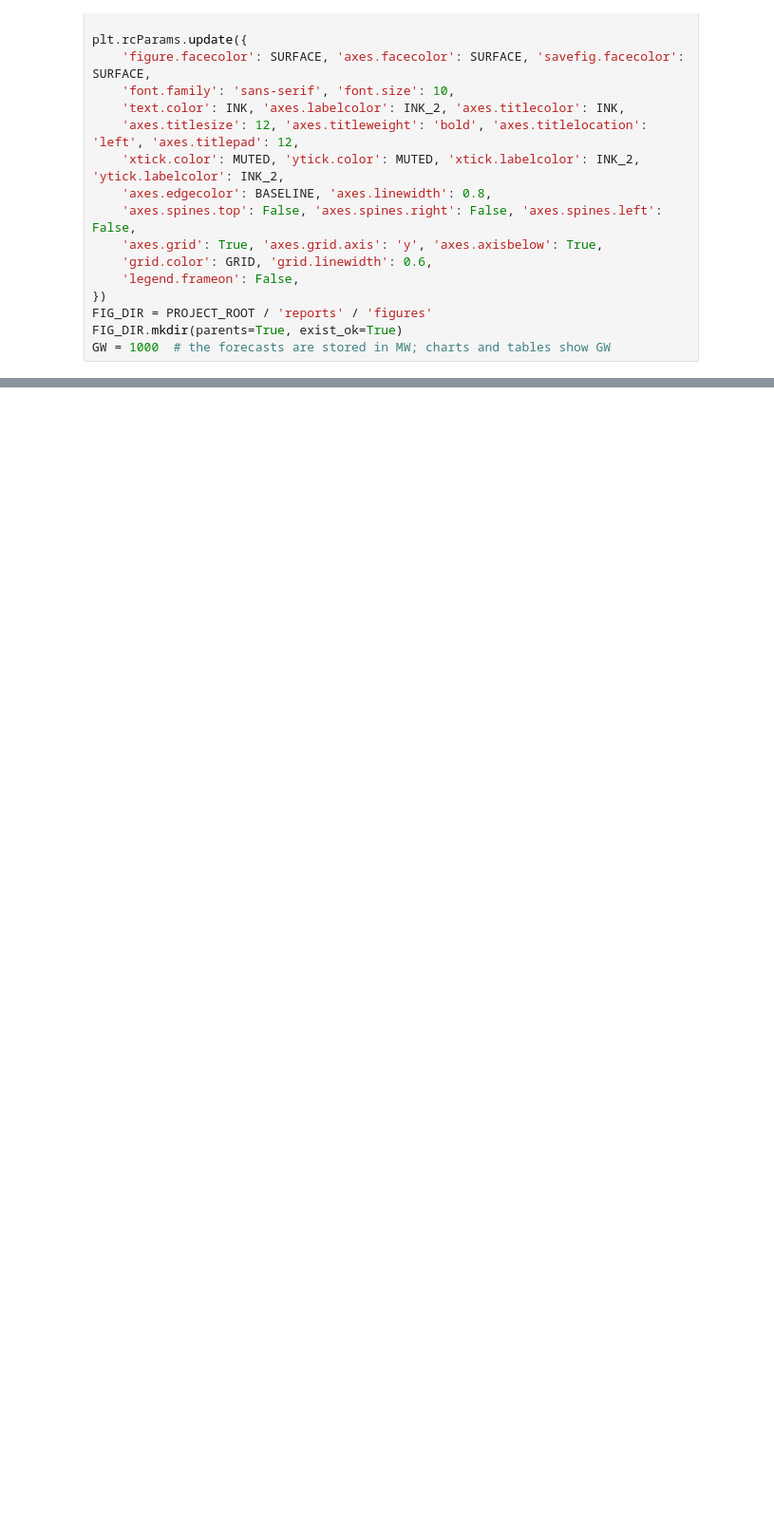
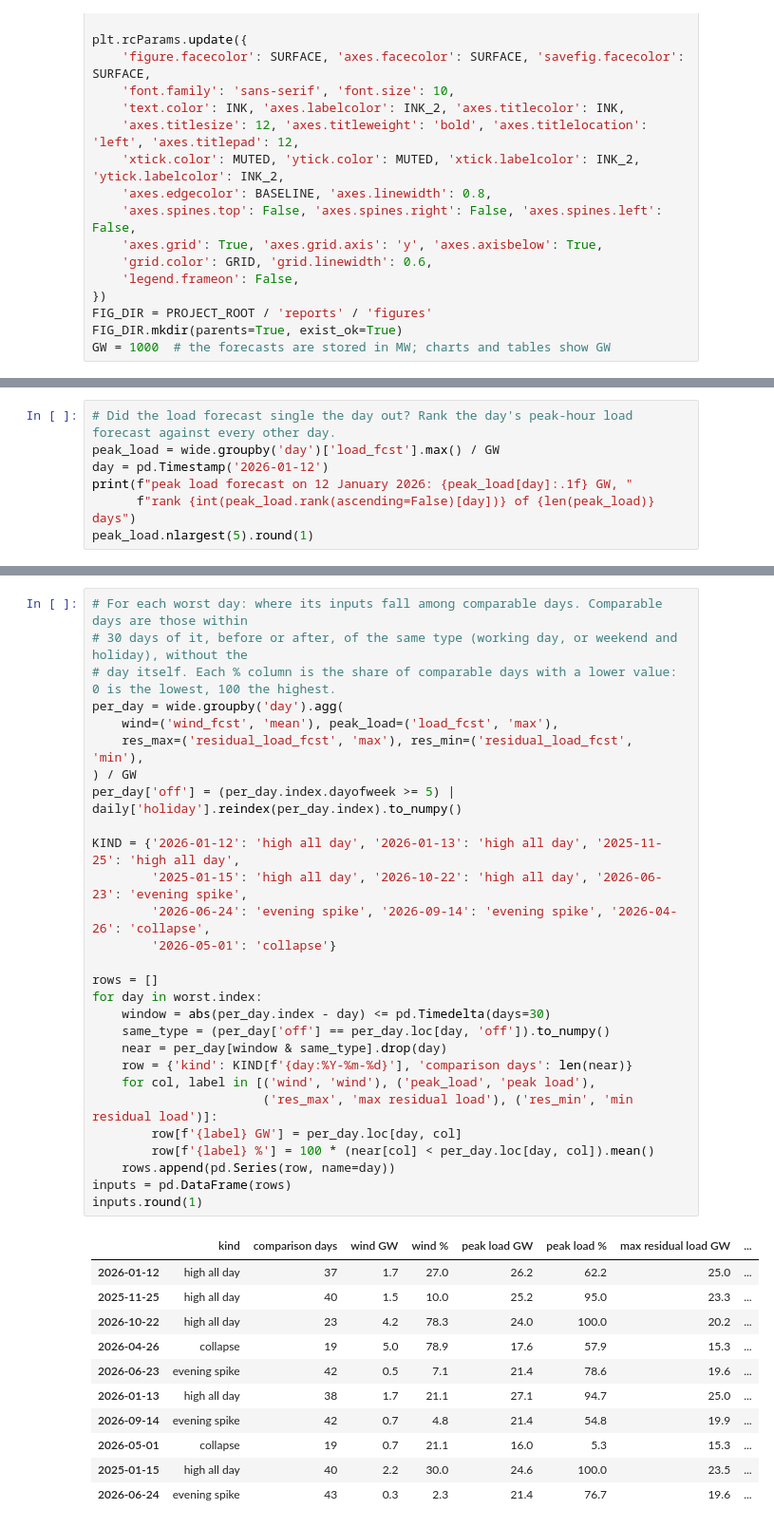
Before and after one commit to Tomek72/pl-dayahead, a Jupyter notebook: notebooks/02_post_mortem.ipynb, the cells around one changed output, grey strips where cells are left out. Shown at 95% size. Cells and saved outputs as stored; diff of their text form; blank space fills up the shorter version.

```diff
--- a/notebooks/02_post_mortem.ipynb
+++ b/notebooks/02_post_mortem.ipynb
@@ -282,0 +327,7 @@ Write this section yourself once the notebook has run; it is the part of the pro
+# %%
+# Did the load forecast single the day out? Rank the day's peak-hour load forecast against every other day.
+peak_load = wide.groupby('day')['load_fcst'].max() / GW
+day = pd.Timestamp('2026-01-12')
+print(f"peak load forecast on 12 January 2026: {peak_load[day]:.1f} GW, "
+      f"rank {int(peak_load.rank(ascending=False)[day])} of {len(peak_load)} days")
+peak_load.nlargest(5).round(1)
@@ -282,0 +353,40 @@ Write this section yourself once the notebook has run; it is the part of the pro
+# %%
+# For each worst day: where its inputs fall among comparable days. Comparable days are those within
+# 30 days of it, before or after, of the same type (working day, or weekend and holiday), without the
+# day itself. Each % column is the share of comparable days with a lower value: 0 is the lowest, 100 the highest.
+per_day = wide.groupby('day').agg(
+    wind=('wind_fcst', 'mean'), peak_load=('load_fcst', 'max'),
+    res_max=('residual_load_fcst', 'max'), res_min=('residual_load_fcst', 'min'),
+) / GW
+per_day['off'] = (per_day.index.dayofweek >= 5) | daily['holiday'].reindex(per_day.index).to_numpy()
+
+KIND = {'2026-01-12': 'high all day', '2026-01-13': 'high all day', '2025-11-25': 'high all day',
+        '2025-01-15': 'high all day', '2026-10-22': 'high all day', '2026-06-23': 'evening spike',
+        '2026-06-24': 'evening spike', '2026-09-14': 'evening spike', '2026-04-26': 'collapse',
+        '2026-05-01': 'collapse'}
+
+rows = []
+for day in worst.index:
+    window = abs(per_day.index - day) <= pd.Timedelta(days=30)
+    same_type = (per_day['off'] == per_day.loc[day, 'off']).to_numpy()
+    near = per_day[window & same_type].drop(day)
+    row = {'kind': KIND[f'{day:%Y-%m-%d}'], 'comparison days': len(near)}
+    for col, label in [('wind', 'wind'), ('peak_load', 'peak load'),
+                       ('res_max', 'max residual load'), ('res_min', 'min residual load')]:
+        row[f'{label} GW'] = per_day.loc[day, col]
+        row[f'{label} %'] = 100 * (near[col] < per_day.loc[day, col]).mean()
+    rows.append(pd.Series(row, name=day))
+inputs = pd.DataFrame(rows)
+inputs.round(1)
+# %% [output]
+|  | kind | comparison days | wind GW | wind % | peak load GW | peak load % | max residual load GW | ... |
+| 2026-01-12 | high all day | 37 | 1.7 | 27.0 | 26.2 | 62.2 | 25.0 | ... |
+| 2025-11-25 | high all day | 40 | 1.5 | 10.0 | 25.2 | 95.0 | 23.3 | ... |
+| 2026-10-22 | high all day | 23 | 4.2 | 78.3 | 24.0 | 100.0 | 20.2 | ... |
+| 2026-04-26 | collapse | 19 | 5.0 | 78.9 | 17.6 | 57.9 | 15.3 | ... |
+| 2026-06-23 | evening spike | 42 | 0.5 | 7.1 | 21.4 | 78.6 | 19.6 | ... |
+| 2026-01-13 | high all day | 38 | 1.7 | 21.1 | 27.1 | 94.7 | 25.0 | ... |
+| 2026-09-14 | evening spike | 42 | 0.7 | 4.8 | 21.4 | 54.8 | 19.9 | ... |
+| 2026-05-01 | collapse | 19 | 0.7 | 21.1 | 16.0 | 5.3 | 15.3 | ... |
+| 2025-01-15 | high all day | 40 | 2.2 | 30.0 | 24.6 | 100.0 | 23.5 | ... |
+| 2026-06-24 | evening spike | 43 | 0.3 | 2.3 | 21.4 | 76.7 | 19.6 | ... |
```
Also changed, not shown: parts of 28 cells of this notebook, 23 other files.
